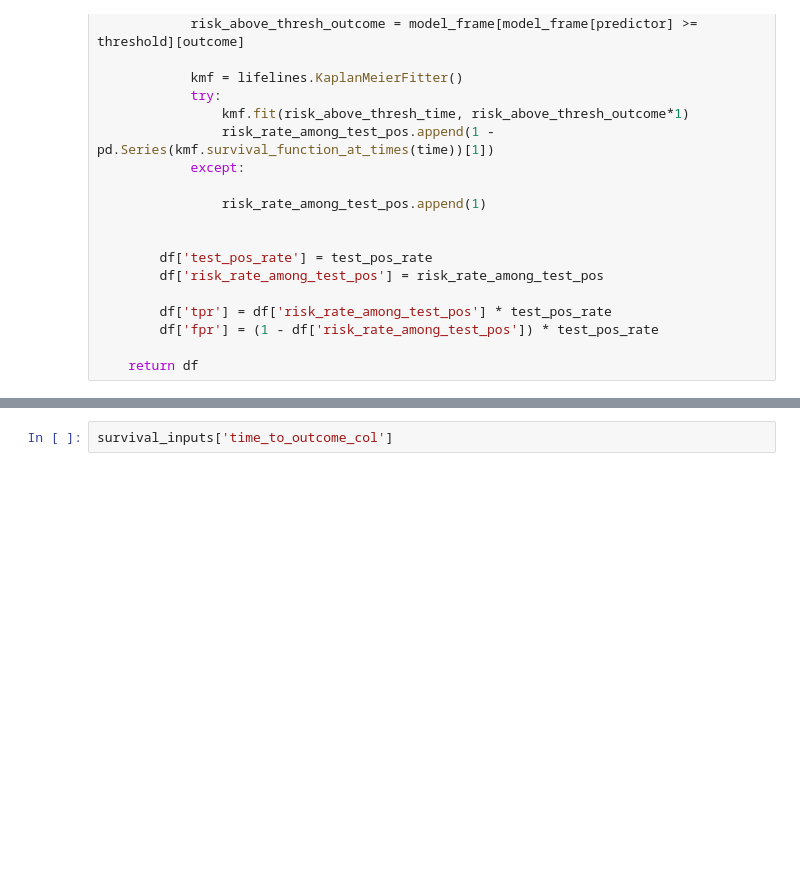
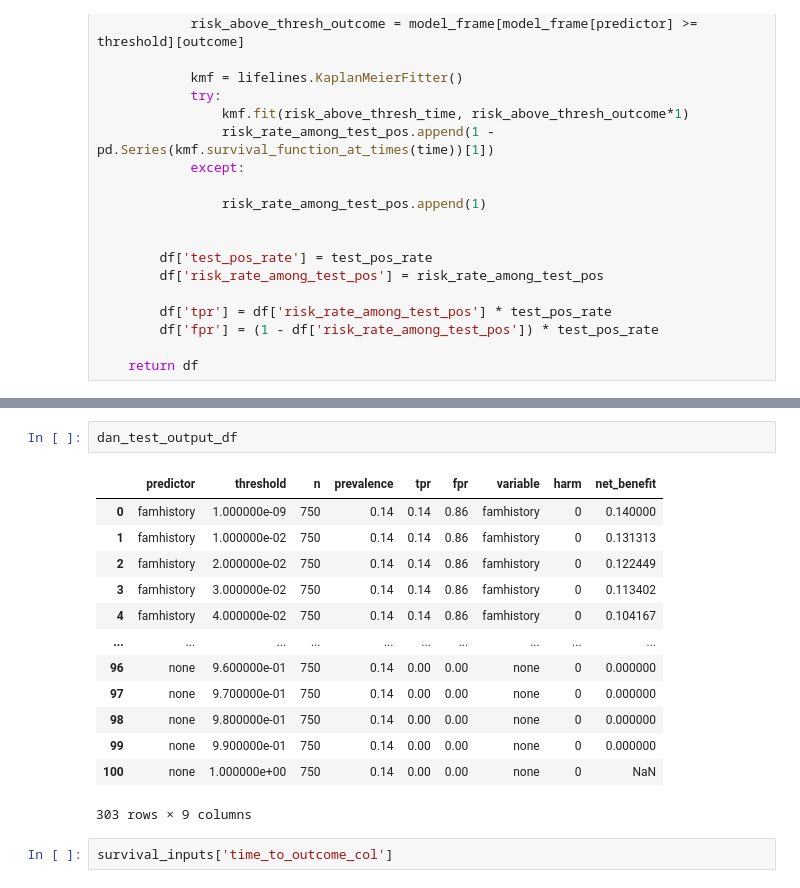
Before and after one commit to MSKCC-Epi-Bio/dcurves, a Jupyter notebook: jupyter_notebooks/dca_construction.ipynb, the cells around one changed output, grey strips where cells are left out. Cells and saved outputs as stored; diff of their text form; blank space fills up the shorter version.

```diff
--- a/jupyter_notebooks/dca_construction.ipynb
+++ b/jupyter_notebooks/dca_construction.ipynb
@@ -362,3 +403,19 @@ See the caveats in the documentation: https://pandas.pydata.org/pandas-docs/stab
+# %%
+dan_test_output_df
+# %% [output]
+|  | predictor | threshold | n | prevalence | tpr | fpr | variable | harm | net_benefit |
+| 0 | famhistory | 1.000000e-09 | 750 | 0.14 | 0.14 | 0.86 | famhistory | 0 | 0.140000 |
+| 1 | famhistory | 1.000000e-02 | 750 | 0.14 | 0.14 | 0.86 | famhistory | 0 | 0.131313 |
+| 2 | famhistory | 2.000000e-02 | 750 | 0.14 | 0.14 | 0.86 | famhistory | 0 | 0.122449 |
+| 3 | famhistory | 3.000000e-02 | 750 | 0.14 | 0.14 | 0.86 | famhistory | 0 | 0.113402 |
+| 4 | famhistory | 4.000000e-02 | 750 | 0.14 | 0.14 | 0.86 | famhistory | 0 | 0.104167 |
+| ... | ... | ... | ... | ... | ... | ... | ... | ... | ... |
+| 96 | none | 9.600000e-01 | 750 | 0.14 | 0.00 | 0.00 | none | 0 | 0.000000 |
+| 97 | none | 9.700000e-01 | 750 | 0.14 | 0.00 | 0.00 | none | 0 | 0.000000 |
+| 98 | none | 9.800000e-01 | 750 | 0.14 | 0.00 | 0.00 | none | 0 | 0.000000 |
+| 99 | none | 9.900000e-01 | 750 | 0.14 | 0.00 | 0.00 | none | 0 | 0.000000 |
+| 100 | none | 1.000000e+00 | 750 | 0.14 | 0.00 | 0.00 | none | 0 | NaN |
+303 rows × 9 columns
 # %%
 survival_inputs['time_to_outcome_col']
 # %% [output]
```
Also changed, not shown: parts of 12 cells of this notebook, 19 other files.
